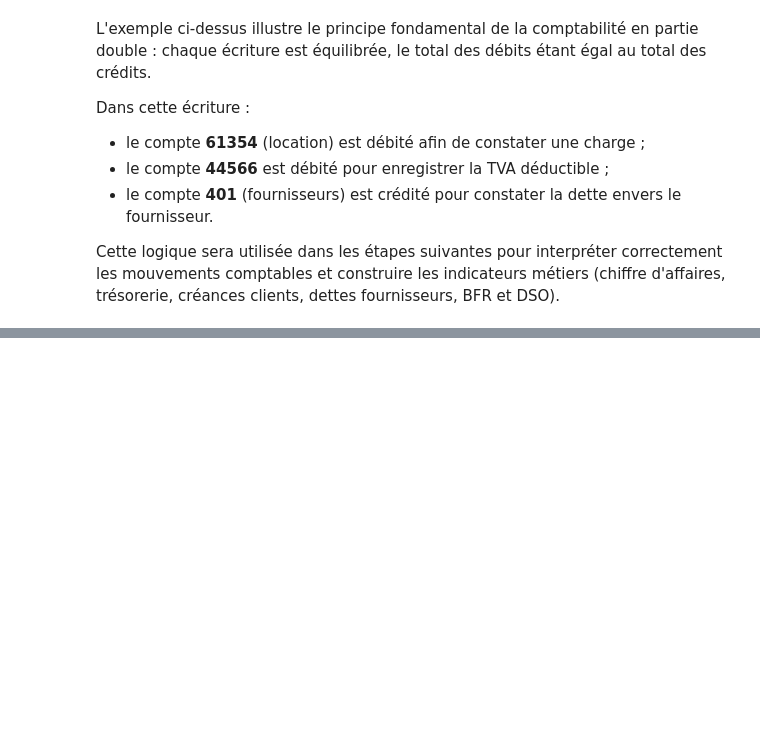
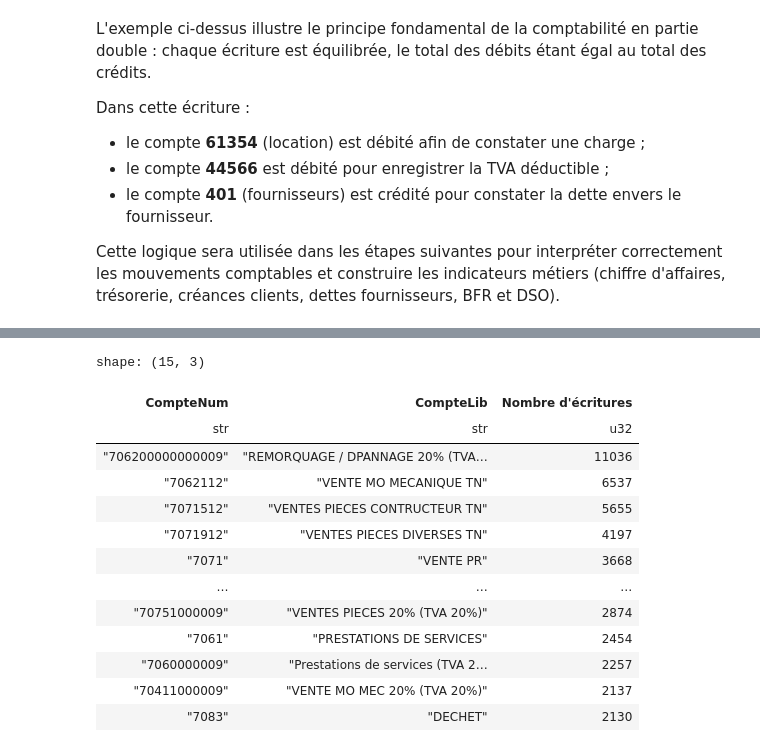
Before and after one commit to Magatte805/Test_data_Numeris, a Jupyter notebook: Notebooks/Analyse.ipynb, the cells around one changed output, grey strips where cells are left out. Saved outputs shown, nothing was run; the diff lists cells and outputs as text; code cells hidden in the pictures; blank space fills up the shorter version.

```diff
--- a/Notebooks/Analyse.ipynb
+++ b/Notebooks/Analyse.ipynb
@@ -693,0 +733,40 @@ Cette logique sera utilisée dans les étapes suivantes pour interpréter correc
+# %%
+# Identification des comptes de produits (classe 7)
+
+
+# Cette analyse permet de vérifier les comptes de produits présents dans le FEC avant de calculer le chiffre d'affaires.
+
+
+product_accounts = (
+    fec
+    .filter(
+        pl.col("CompteNum").str.starts_with("7")
+    )
+    .group_by(
+        ["CompteNum", "CompteLib"]
+    )
+    .agg(
+        pl.len().alias("Nombre d'écritures")
+    )
+    .sort(
+        "Nombre d'écritures",
+        descending=True
+    )
+)
+
+product_accounts.head(15)
+# %% [output]
+shape: (15, 3)
+| CompteNum | CompteLib | Nombre d'écritures |
+| str | str | u32 |
+| "706200000000009" | "REMORQUAGE / DPANNAGE 20% (TVA… | 11036 |
+| "7062112" | "VENTE MO MECANIQUE TN" | 6537 |
+| "7071512" | "VENTES PIECES CONTRUCTEUR TN" | 5655 |
+| "7071912" | "VENTES PIECES DIVERSES TN" | 4197 |
+| "7071" | "VENTE PR" | 3668 |
+| … | … | … |
+| "70751000009" | "VENTES PIECES 20% (TVA 20%)" | 2874 |
+| "7061" | "PRESTATIONS DE SERVICES" | 2454 |
+| "7060000009" | "Prestations de services (TVA 2… | 2257 |
+| "70411000009" | "VENTE MO MEC 20% (TVA 20%)" | 2137 |
+| "7083" | "DECHET" | 2130 |
```
Also changed, not shown: parts of 27 cells of this notebook.
